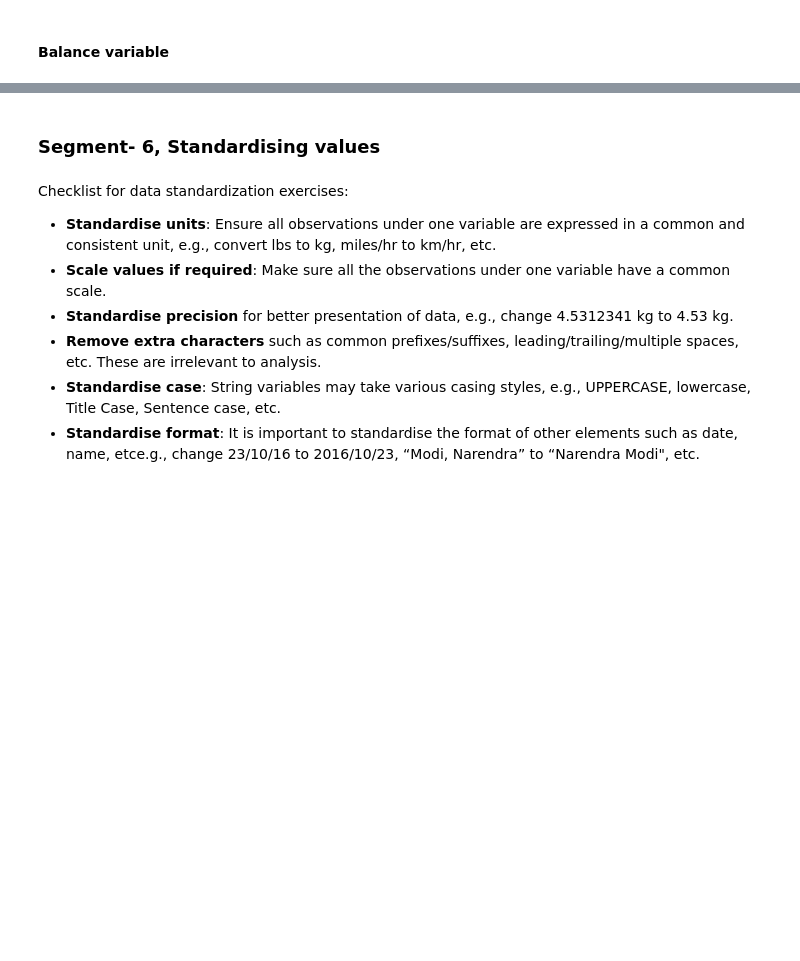
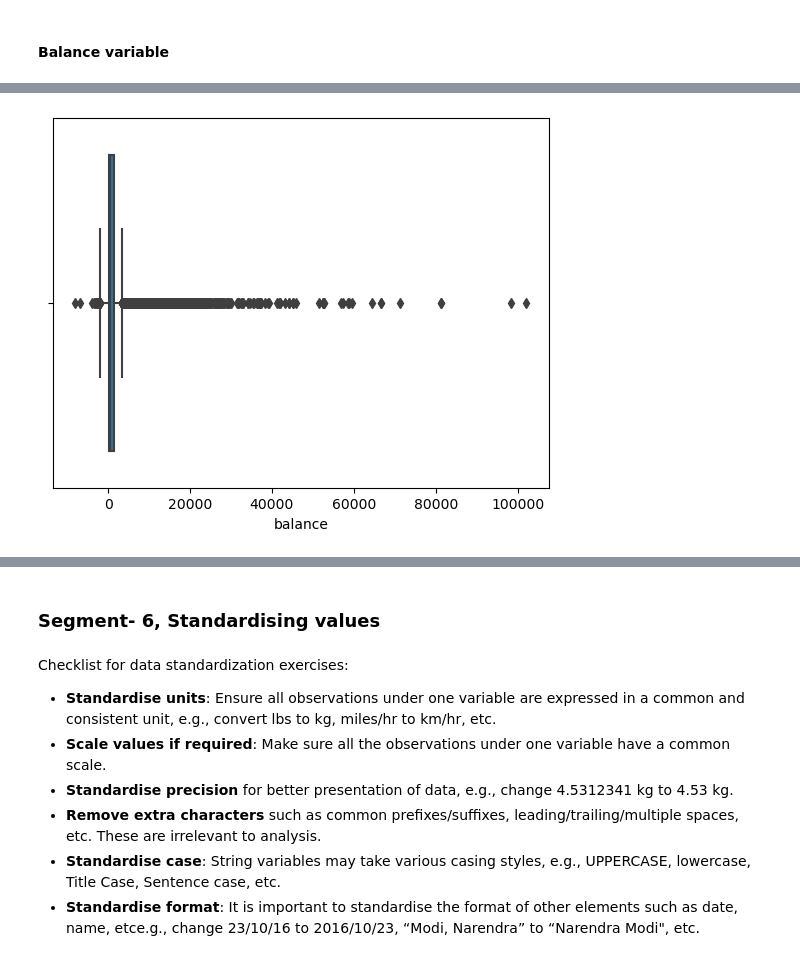
Before and after one commit to Ashik-Mohammed-S/EDA, a Jupyter notebook: Bank+Marketing+Campaign_EDA-blank+notebook.ipynb, the cells around one changed output, grey strips where cells are left out. Drawn from its saved outputs; the diff is of its cells as text; code cells hidden in the pictures; blank space fills up the shorter version.

```diff
--- a/Bank+Marketing+Campaign_EDA-blank+notebook.ipynb
+++ b/Bank+Marketing+Campaign_EDA-blank+notebook.ipynb
@@ -371,4 +416,8 @@ Major approaches to the treat outliers:
 # %%
 #plot the boxplot of balance variable.
+sns.boxplot(inp1.balance)
+plt.show()
+# %% [output]
+[figure, added]
 # %%
 #plot the boxplot of balance variable after scaling in 8:2.
```
Also changed, not shown: parts of 9 cells of this notebook.
